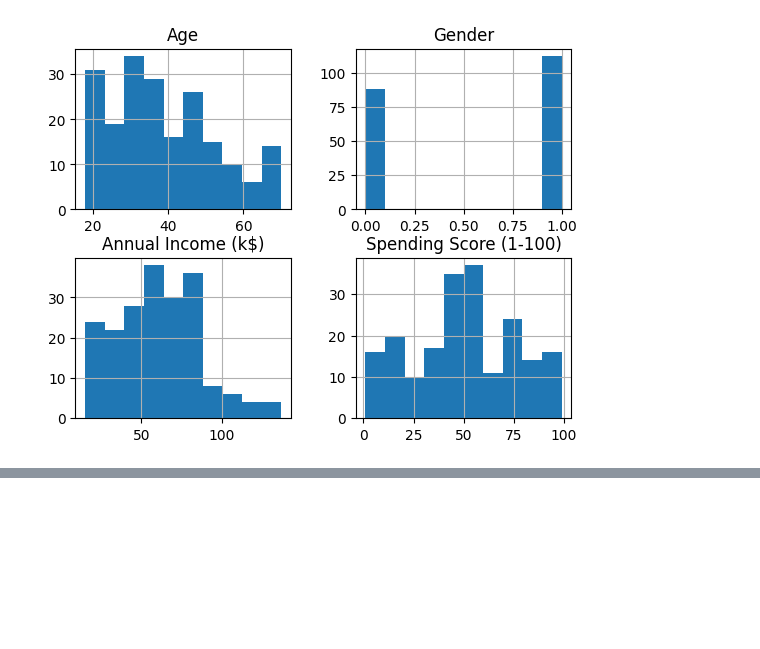
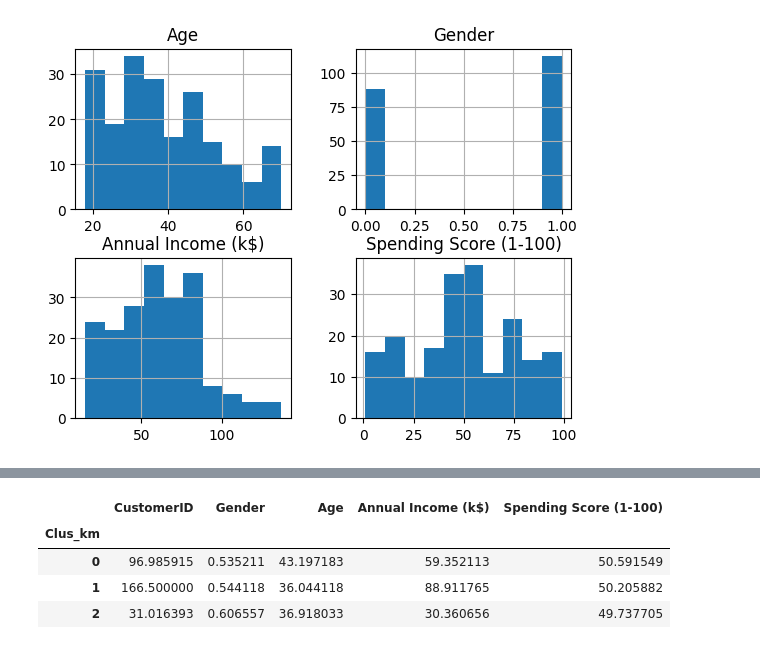
Before and after one commit to suicideland/Maktabkhooneh-Machine-Learning-with-Python, a Jupyter notebook: Season-4/Clustering.ipynb, the cells around one changed output, grey strips where cells are left out. Saved outputs shown, nothing was run; the diff lists cells and outputs as text; code cells hidden in the pictures; blank space fills up the shorter version.

```diff
--- a/Season-4/Clustering.ipynb
+++ b/Season-4/Clustering.ipynb
@@ -64,0 +138,8 @@ plt.show()
+# %%
+df.groupby('Clus_km').mean()
+# %% [output]
+|  | CustomerID | Gender | Age | Annual Income (k$) | Spending Score (1-100) |
+| Clus_km |  |  |  |  |  |
+| 0 | 96.985915 | 0.535211 | 43.197183 | 59.352113 | 50.591549 |
+| 1 | 166.500000 | 0.544118 | 36.044118 | 88.911765 | 50.205882 |
+| 2 | 31.016393 | 0.606557 | 36.918033 | 30.360656 | 49.737705 |
```
Also changed, not shown: parts of 13 cells of this notebook.
